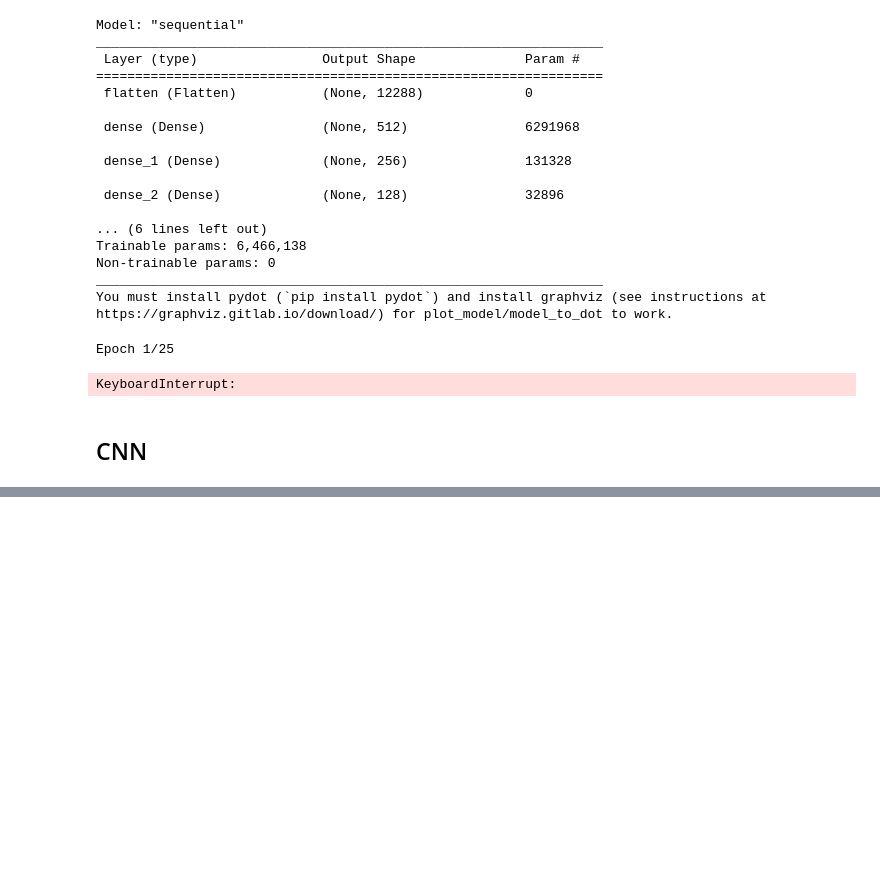
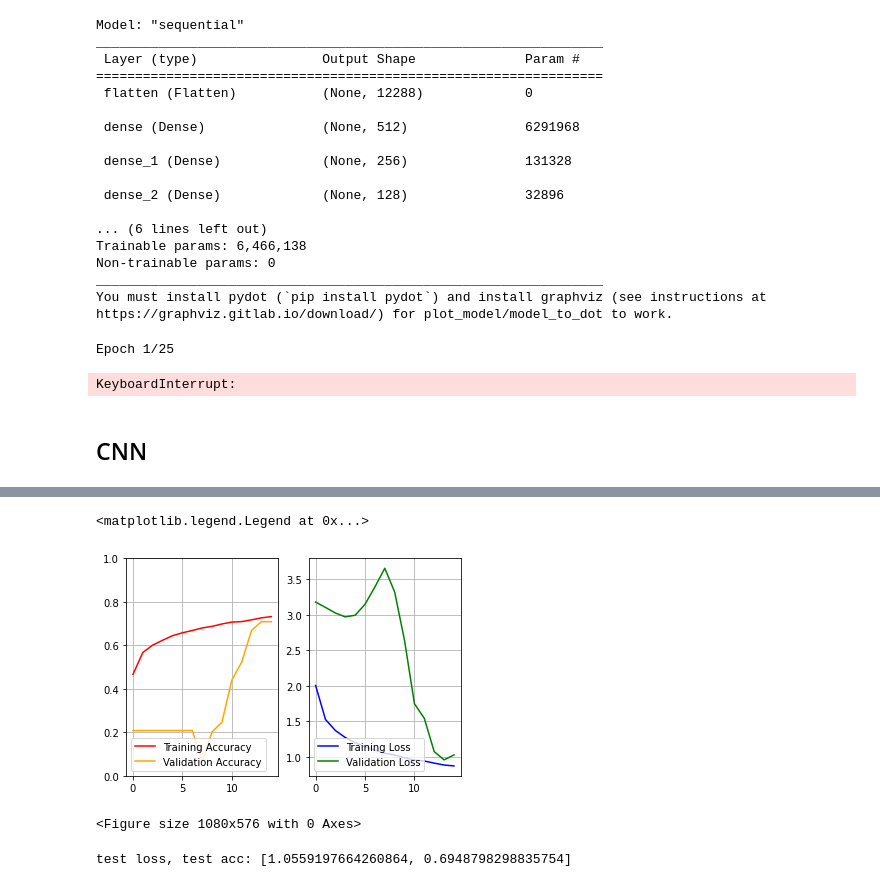
Before and after one commit to oliverweissl/MachineLearning-Project, a Jupyter notebook: input_pipeline.ipynb, the cells around one changed output, grey strips where cells are left out. Drawn from its saved outputs; the diff is of its cells as text; code cells hidden in the pictures; blank space fills up the shorter version.

```diff
--- a/input_pipeline.ipynb
+++ b/input_pipeline.ipynb
@@ -91,8 +113,10 @@ train_df
+# %%
+full_img = list(map(RES.__add__, images))
 # %% [markdown]
 ## Input Pipeline
 # %%
 IMG_SIZE = 64
-BATCH_SIZE = 128
+BATCH_SIZE = 512
 AMT_CLASSES = len(train_df.species.unique())
 # %%
     """
@@ -158,9 +182,9 @@ val_ds = dataset.skip(train_size).take(val_test_size)
 test_ds = dataset.skip(train_size).skip(val_test_size)
 
 
-train_batched = train_ds.batch(batch_size=BATCH_SIZE).cache().prefetch(5)
-val_batched = val_ds.batch(batch_size=BATCH_SIZE).cache().prefetch(5)
-test_batched = test_ds.batch(batch_size=BATCH_SIZE).cache().prefetch(5)
+train_batched = train_ds.batch(batch_size=BATCH_SIZE).cache().prefetch(tf.data.AUTOTUNE)
+val_batched = val_ds.batch(batch_size=BATCH_SIZE).cache().prefetch(tf.data.AUTOTUNE)
+test_batched = test_ds.batch(batch_size=BATCH_SIZE).cache().prefetch(tf.data.AUTOTUNE)
 # %% [markdown]
 ### Benchmark Dataset
 # %%
@@ -315,11 +339,12 @@ cnnmodel.compile(loss=keras.losses.SparseCategoricalCrossentropy(),
               optimizer=keras.optimizers.SGD(),
               metrics=[keras.metrics.SparseCategoricalAccuracy()])
 # %%
+epochs = 15
 if device_name != '/device:GPU:0':
     with tf.device('/cpu:0'):
-        history = cnnmodel.fit(train_batched, epochs = 15, validation_data = val_batched)
+        history = cnnmodel.fit(train_batched, epochs = epochs, validation_data = val_batched)
 else:
     with tf.device('/device:GPU:0'):
-        history = cnnmodel.fit(train_batched, epochs = 15, validation_data = val_batched)
+        history = cnnmodel.fit(train_batched, epochs = epochs, validation_data = val_batched)
 # %% [output]
 Epoch 1/15
@@ -326,23 +367,34 @@ Epoch 1/15
 # %%
 #visualize model performance
 accuracy = history.history['sparse_categorical_accuracy']
 val_accuracy = history.history['val_sparse_categorical_accuracy']
 
 loss = history.history['loss']
 val_loss = history.history['val_loss']
+fig, (ax1, ax2) = plt.subplots(1, 2)
 
-plt.figure(figsize=(10, 7))
-plt.plot(range(epochs), accuracy, "r", label="Training Accuracy")
-plt.plot(range(epochs), val_accuracy, "orange", label="Validation Accuracy")
-plt.plot(range(epochs), loss, "b", label="Training Loss")
-plt.plot(range(epochs), val_loss, "g", label="Validation Loss")
-plt.legend(loc="lower left")
+plt.figure(figsize=(15, 8))
+ax1.plot(range(epochs), accuracy, "r", label="Training Accuracy")
+ax1.plot(range(epochs), val_accuracy, "orange", label="Validation Accuracy")
+ax1.set_ylim(0, 1)
+ax1.grid(True)
+ax1.legend(loc="lower left")
+
+ax2.plot(range(epochs), loss, "b", label="Training Loss")
+ax2.plot(range(epochs), val_loss, "g", label="Validation Loss")
+ax2.grid(True)
+ax2.legend(loc="lower left")
 #plt.gca().set_ylim(0, 2)
-plt.grid(True)
-
-plt.show()
+# %% [output]
+<matplotlib.legend.Legend at 0x...>
+[figure, added]
+<Figure size 1080x576 with 0 Axes>
 # %%
 cnneval = cnnmodel.evaluate(test_batched, verbose = 0)
+# %%
+print("test loss, test acc:", cnneval)
+# %% [output]
+test loss, test acc: [1.0559197664260864, 0.6948798298835754]
 # %%
 with open('cnn_model', 'wb') as file:
     pickle.dump(cnnmodel,file)
```
Also changed, not shown: parts of 9 cells of this notebook, 1 other file.
